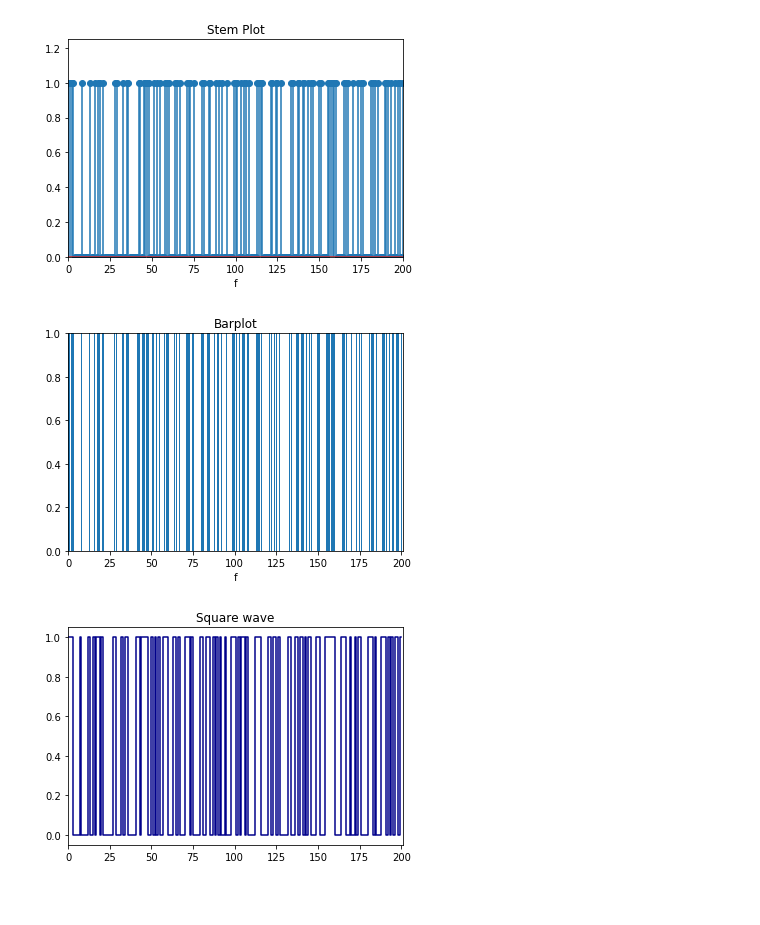
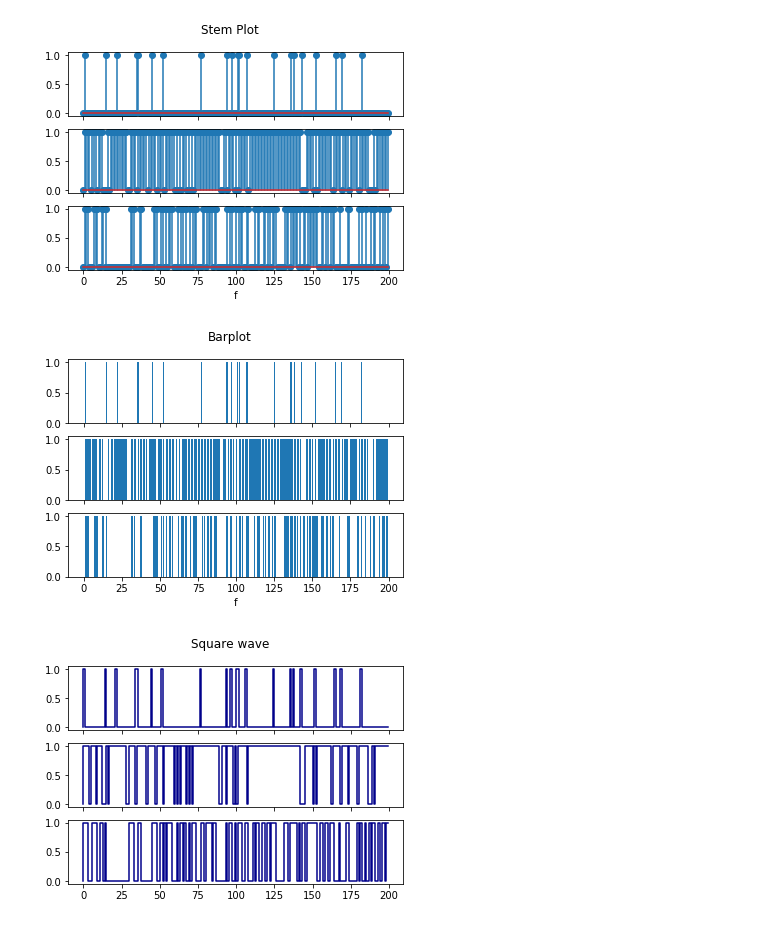
Before and after one commit to ricardotetti/pattern_recognition_and_analisys, a Jupyter notebook: proj_1/Projeto1a.ipynb, the cells around one changed output. Cells and saved outputs as stored; diff of their text form; code cells hidden in the pictures; blank space fills up the shorter version.

```diff
--- a/proj_1/Projeto1a.ipynb
+++ b/proj_1/Projeto1a.ipynb
@@ -71,50 +42,45 @@ carlos_padroes = np.append(carlos_,1)
 # %%
-import matplotlib.pyplot as plt
-from scipy import signal
-import pylab
+marks = np.arange(len(padroes_fig6a))
 
-marks = np.arange(inter + 1)
+fig, (x1, x2, x3) = plt.subplots(3, sharex = True, sharey = True)
 
+x1.stem(marks, padroes_fig6a)
+x2.stem(marks, padroes_fig6b)
+x3.stem(marks, padroes_fig6c)
 
-pylab.xlim([0,inter])
-pylab.ylim([0,1.25])
-
-#fig, (x1, x2, x3) = plt.subplots(1, 3)
-
-x1 = plt.stem(marks, hl)
-#x2 = plt.stem(marks, pedro_padroes, '-.')
-#x3 = plt.stem(marks, carlos_padroes, '-.')
-
-
-plt.title('Stem Plot')
+plt.suptitle('Stem Plot')
 plt.xlabel('f')
 
 plt.show()
 # %% [output]
-[figure, old version]
+[figure, new version]
 # %%
-x = np.arange(inter+1)
-plt.bar(x, hl)
-#plt.bar(x, carlos_padroes)
-#plt.bar(x,pedro_padroes)
 
-plt.title('Barplot')
+fig, (x1, x2, x3) = plt.subplots(3, sharex = True, sharey = True)
+
+x = np.arange(len(padroes_fig6a))
+x1.bar(x, padroes_fig6a)
+x2.bar(x, padroes_fig6b)
+x3.bar(x, padroes_fig6c)
+
+plt.suptitle('Barplot')
 plt.xlabel('f')
-pylab.xlim(0,inter+1)
-pylab.ylim(0,1)
+#pylab.xlim(0,inter+1)
+#pylab.ylim(0,1)
 
 plt.show()
 # %% [output]
-[figure, old version]
+[figure, new version]
 # %%
-from numpy import arange
 
-plt.title("Square wave")
-plt.step(arange(0,len(hl)),hl, color = 'darkblue')
-#plt.step(arange(0,len(carlos_padroes)),carlos_padroes, color = 'darkblue')
-#plt.step(arange(0,len(pedro_padroes)),pedro_padroes, color = 'darkblue')
-plt.xlim(0,len(hl))
+fig, (x1, x2, x3) = plt.subplots(3, sharex = True, sharey = True)
+
+plt.suptitle("Square wave")
+x1.step(arange(0,len(padroes_fig6a)),padroes_fig6a, color = 'darkblue')
+x2.step(arange(0,len(padroes_fig6b)),padroes_fig6b, color = 'darkblue')
+x3.step(arange(0,len(padroes_fig6c)),padroes_fig6c, color = 'darkblue')
+#plt.xlim(0,len(hl))
 
 plt.show()
 # %% [output]
-[figure, old version]
+[figure, new version]
```
Also changed, not shown: parts of 11 cells of this notebook.
